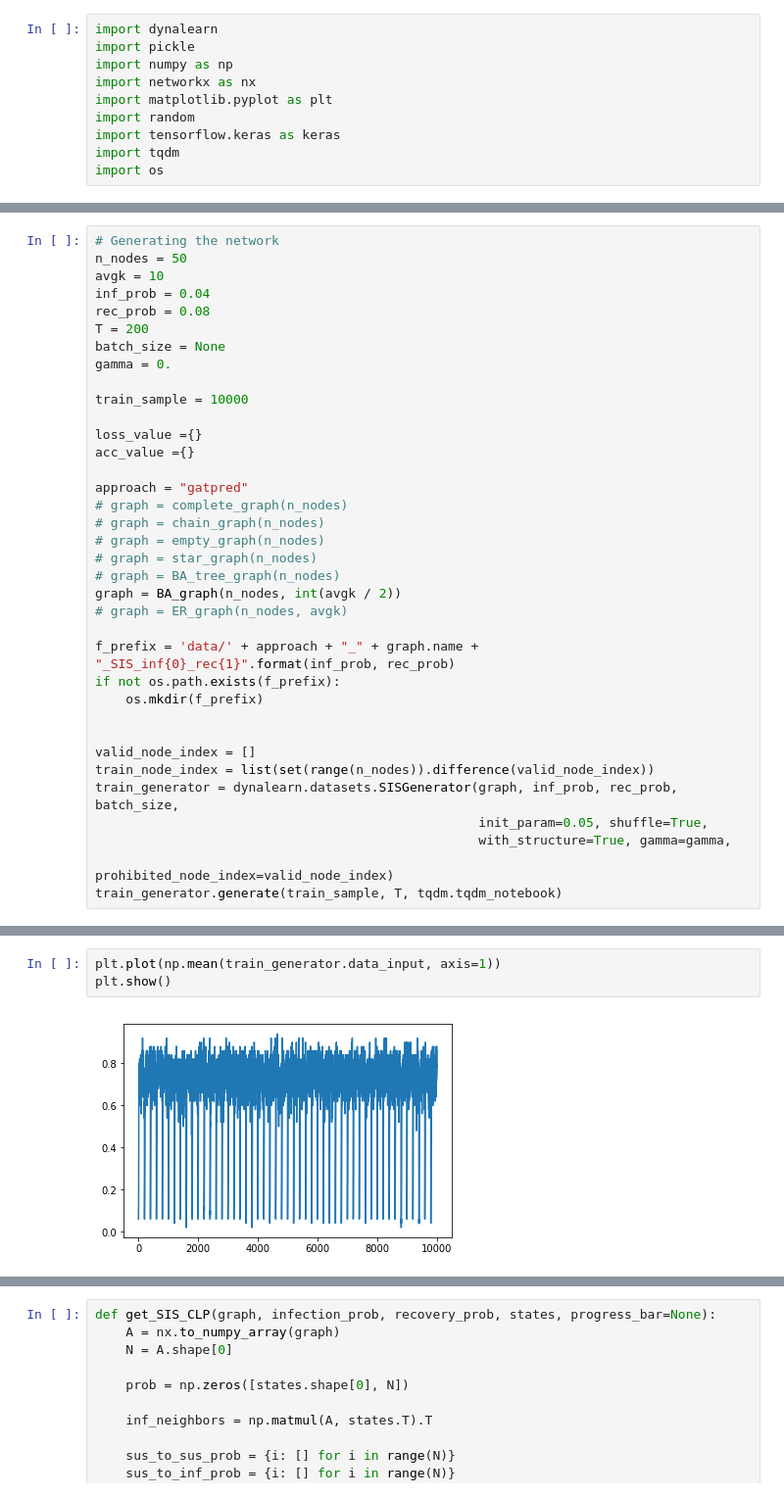
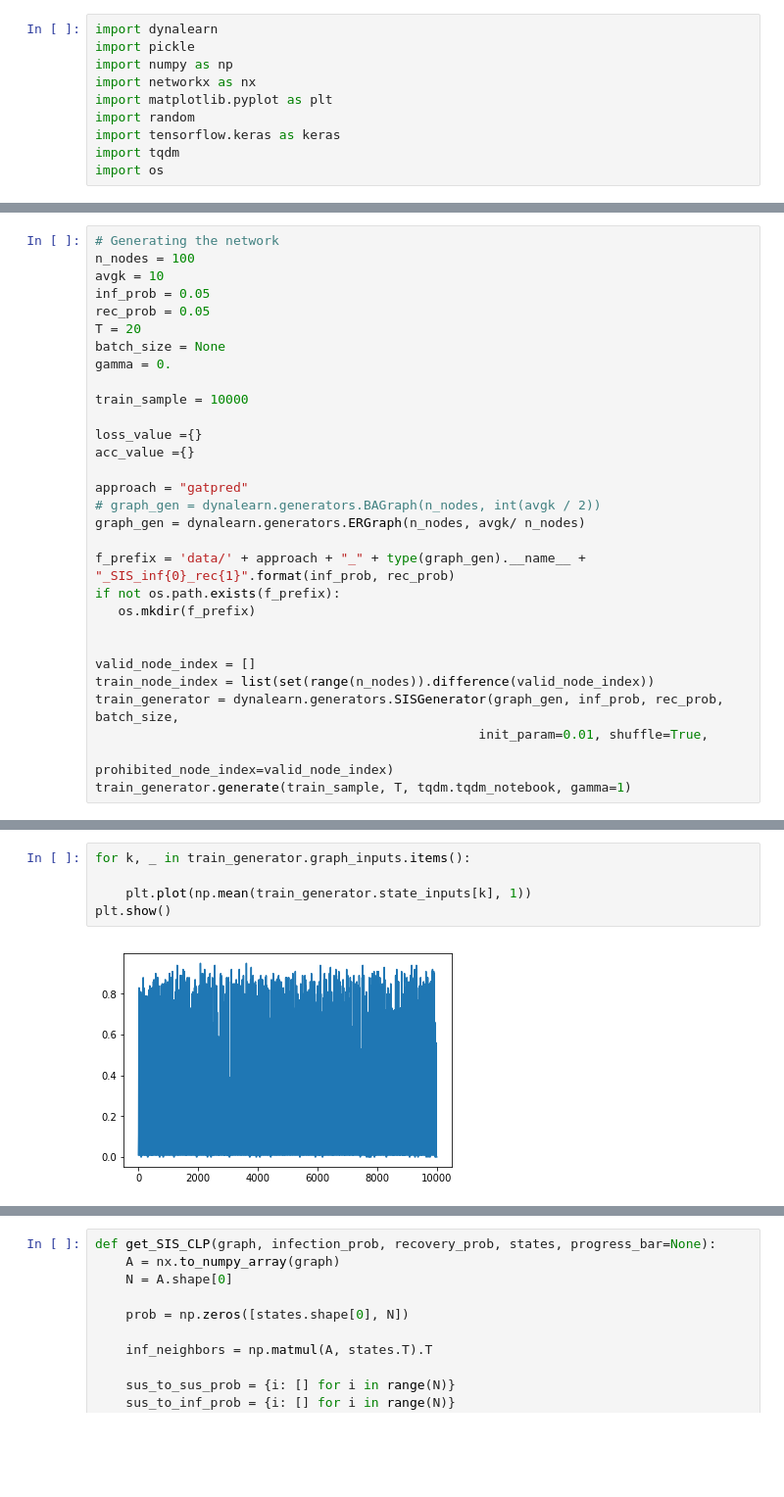
Before and after one commit to charlesmurphy1/dynalearn, a Jupyter notebook: notebooks/nn_SIS_keras_bistateGAT-degree_balance.ipynb, the cells around one changed output, grey strips where cells are left out. Shown at 98% size. Cells and saved outputs as stored; diff of their text form; blank space fills up the shorter version.

Commit message:
Modifications of generator: graph, dynamics

```diff
--- a/notebooks/nn_SIS_keras_bistateGAT-degree_balance.ipynb
+++ b/notebooks/nn_SIS_keras_bistateGAT-degree_balance.ipynb
@@ -58,10 +11,10 @@ def ER_graph(n, p):
 # %%
 # Generating the network
-n_nodes = 50
+n_nodes = 100
 avgk = 10
-inf_prob = 0.04
-rec_prob = 0.08
-T = 200
+inf_prob = 0.05
+rec_prob = 0.05
+T = 20
 batch_size = None
 gamma = 0.
 
@@ -71,23 +24,17 @@ loss_value ={}
 acc_value ={}
 
 approach = "gatpred"
-# graph = complete_graph(n_nodes)
-# graph = chain_graph(n_nodes)
-# graph = empty_graph(n_nodes)
-# graph = star_graph(n_nodes)
-# graph = BA_tree_graph(n_nodes)
-graph = BA_graph(n_nodes, int(avgk / 2))
-# graph = ER_graph(n_nodes, avgk)
+# graph_gen = dynalearn.generators.BAGraph(n_nodes, int(avgk / 2))
+graph_gen = dynalearn.generators.ERGraph(n_nodes, avgk/ n_nodes)
 
-f_prefix = 'data/' + approach + "_" + graph.name + "_SIS_inf{0}_rec{1}".format(inf_prob, rec_prob)
+f_prefix = 'data/' + approach + "_" + type(graph_gen).__name__ + "_SIS_inf{0}_rec{1}".format(inf_prob, rec_prob)
 if not os.path.exists(f_prefix):
-    os.mkdir(f_prefix)
+   os.mkdir(f_prefix)
 
 
 valid_node_index = []
 train_node_index = list(set(range(n_nodes)).difference(valid_node_index))
-train_generator = dynalearn.datasets.SISGenerator(graph, inf_prob, rec_prob, batch_size,
-                                                  init_param=0.05, shuffle=True,
-                                                  with_structure=True, gamma=gamma,
+train_generator = dynalearn.generators.SISGenerator(graph_gen, inf_prob, rec_prob, batch_size,
+                                                  init_param=0.01, shuffle=True,
                                                   prohibited_node_index=valid_node_index)
-train_generator.generate(train_sample, T, tqdm.tqdm_notebook)
+train_generator.generate(train_sample, T, tqdm.tqdm_notebook, gamma=1)
@@ -94,8 +43,10 @@ train_generator.generate(train_sample, T, tqdm.tqdm_notebook)
 # %%
-plt.plot(np.mean(train_generator.data_input, axis=1))
+for k, _ in train_generator.graph_inputs.items():
+
+    plt.plot(np.mean(train_generator.state_inputs[k], 1))
 plt.show()
 # %% [output]
-[figure, old version]
+[figure, new version]
 # %%
 from dynalearn.models import GATBinaryMarkovPredictor
 
```
Also changed, not shown: parts of 11 cells of this notebook, 20 other files.
